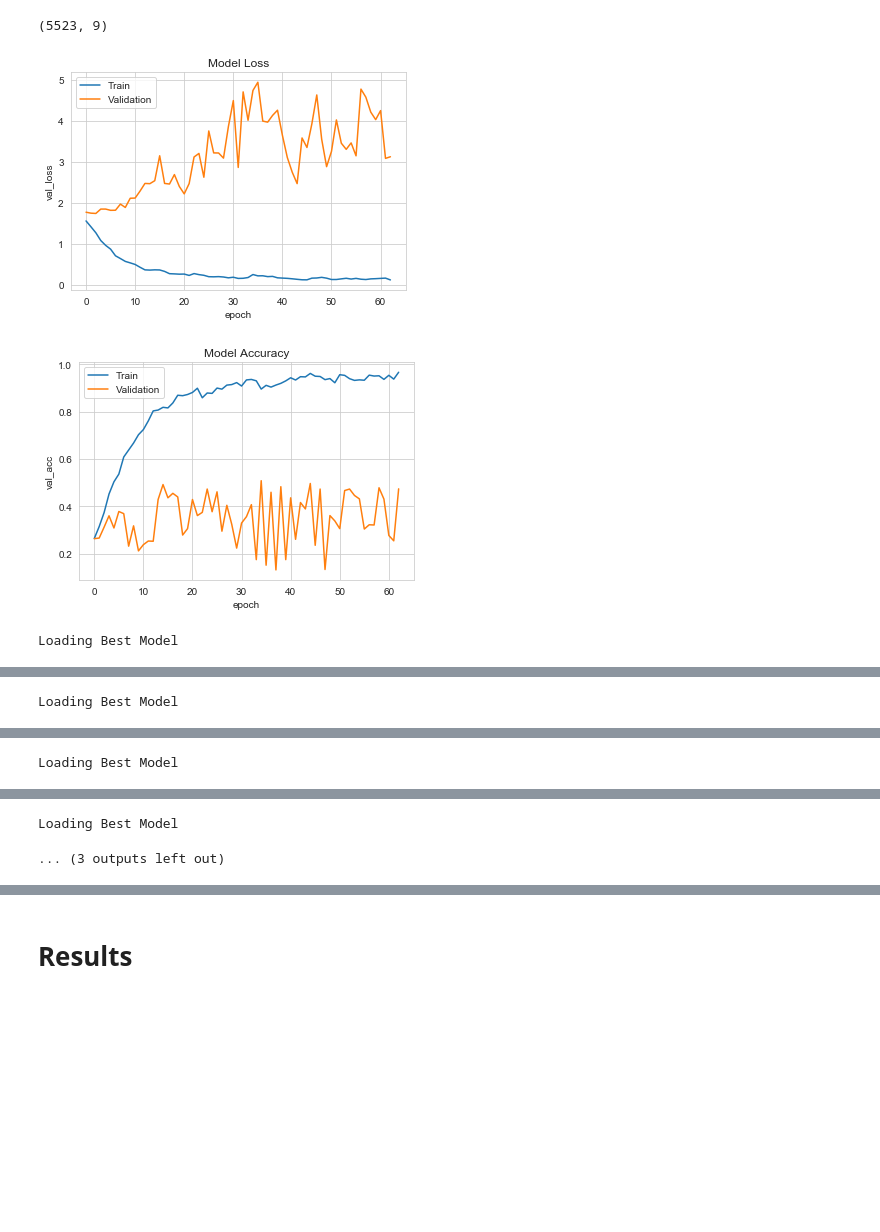
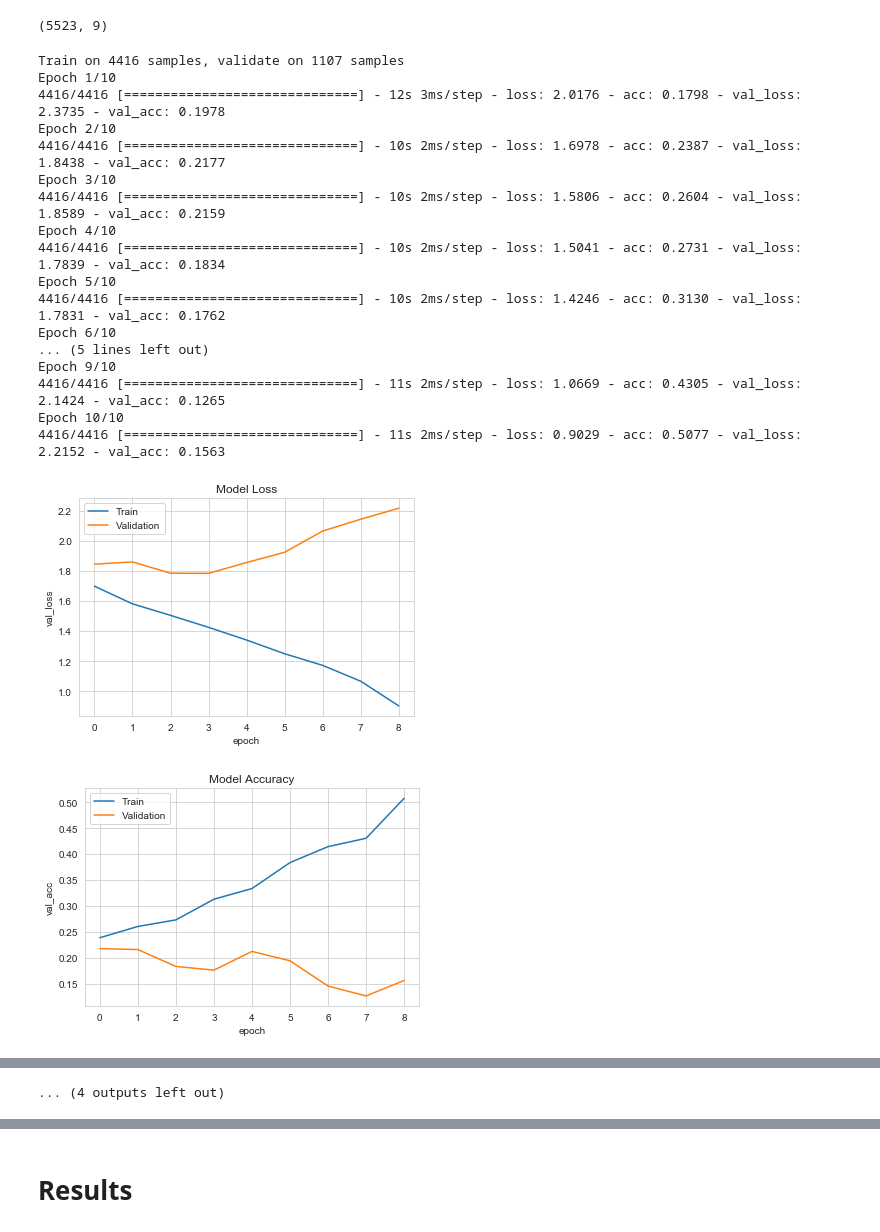
Before and after one commit to danielbank/PLAsTiCC, a Jupyter notebook: report/report.ipynb, the cells around one changed output, grey strips where cells are left out. Saved outputs shown, nothing was run; the diff lists cells and outputs as text; code cells hidden in the pictures; blank space fills up the shorter version.

```diff
--- a/report/report.ipynb
+++ b/report/report.ipynb
@@ -468,6 +468,7 @@ def build_model(X_train, classes):
                  padding='same',
                  kernel_initializer='glorot_uniform',
                  kernel_regularizer=regularizers.l2(l=0.0001))(input)
+    output = Dropout(0.1, noise_shape=None, seed=None)(output)
     output = BatchNormalization()(output)
     output = Activation('relu')(output)
     output = MaxPooling1D(pool_size=4, strides=None)(output)
@@ -477,6 +478,7 @@ def build_model(X_train, classes):
                  padding='same',
                  kernel_initializer='glorot_uniform',
                  kernel_regularizer=regularizers.l2(l=0.0001))(input)
+    output = Dropout(0.1, noise_shape=None, seed=None)(output)
     output = BatchNormalization()(output)
     output = Activation('relu')(output)
     output = MaxPooling1D(pool_size=4, strides=None)(output)
@@ -486,6 +488,7 @@ def build_model(X_train, classes):
                  padding='same',
                  kernel_initializer='glorot_uniform',
                  kernel_regularizer=regularizers.l2(l=0.0001))(input)
+    output = Dropout(0.1, noise_shape=None, seed=None)(output)
     output = BatchNormalization()(output)
     output = Activation('relu')(output)
     output = MaxPooling1D(pool_size=4, strides=None)(output)
@@ -495,6 +498,7 @@ def build_model(X_train, classes):
                  padding='same',
                  kernel_initializer='glorot_uniform',
                  kernel_regularizer=regularizers.l2(l=0.0001))(output)
+    output = Dropout(0.1, noise_shape=None, seed=None)(output)
     output = BatchNormalization()(output)
     output = Activation('relu')(output)
     output = MaxPooling1D(pool_size=4, strides=None)(output)
@@ -511,7 +515,7 @@ def mywloss(y_true,y_pred):
 # %%
 # Train the Extragalactic CNN Model
 
-epochs = 1000
+epochs = 500
 y_extragal_count = Counter(target_extragal_map)
 wtable = np.zeros((len(classes_extragal),))
 for i in range(len(classes_extragal)):
@@ -525,33 +529,49 @@ clfs_extragal = []
 oof_extragal_preds = np.zeros((len(X_extragal_train), len(classes_extragal)))
 
 model_extragal_file = "model_extragal.weights"
 
 for fold_, (trn_, val_) in enumerate(folds.split(y_extragal_map, y_extragal_map)):
     checkPoint = ModelCheckpoint(model_extragal_file, monitor='val_loss',mode = 'min', save_best_only=True, verbose=0)
 
     x_extragal_train, y_extragal_train = X_extragal_train[trn_], Y_extragal[trn_]
     x_extragal_valid, y_extragal_valid = X_extragal_train[val_], Y_extragal[val_]
 
     model_extragal = build_model(X_extragal_train, classes_extragal)
     optimizer = Adam(lr=0.001, beta_1=0.9, beta_2=0.999)
     stopping = EarlyStopping(monitor='val_loss', patience=60, verbose=0, mode='auto')
 
     model_extragal.compile(loss=mywloss, optimizer=optimizer, metrics=['accuracy'])
     history_extragal = model_extragal.fit(
         x_extragal_train, y_extragal_train,
         validation_data=[x_extragal_valid, y_extragal_valid],
         epochs=epochs,
         batch_size=batch_size,
         shuffle=False, verbose=0, callbacks=[checkPoint, stopping])
     plot_loss_acc(history_extragal)
     model_extragal.load_weights(model_extragal_file)
     # Get predicted probabilities for each class
     oof_extragal_preds[val_, :] = model_extragal.predict(x_extragal_valid, batch_size=batch_size)
     clfs_extragal.append(model_extragal)
 
 elapsed_time = time.time() - start
 print("elapsed_time:", elapsed_time)
 # %% [output]
+Train on 4416 samples, validate on 1107 samples
+Epoch 1/10
+4416/4416 [==============================] - 12s 3ms/step - loss: 2.0176 - acc: 0.1798 - val_loss: 2.3735 - val_acc: 0.1978
+Epoch 2/10
+4416/4416 [==============================] - 10s 2ms/step - loss: 1.6978 - acc: 0.2387 - val_loss: 1.8438 - val_acc: 0.2177
+Epoch 3/10
+4416/4416 [==============================] - 10s 2ms/step - loss: 1.5806 - acc: 0.2604 - val_loss: 1.8589 - val_acc: 0.2159
+Epoch 4/10
+4416/4416 [==============================] - 10s 2ms/step - loss: 1.5041 - acc: 0.2731 - val_loss: 1.7839 - val_acc: 0.1834
+Epoch 5/10
+4416/4416 [==============================] - 10s 2ms/step - loss: 1.4246 - acc: 0.3130 - val_loss: 1.7831 - val_acc: 0.1762
+Epoch 6/10
+... (5 lines left out)
+Epoch 9/10
+4416/4416 [==============================] - 11s 2ms/step - loss: 1.0669 - acc: 0.4305 - val_loss: 2.1424 - val_acc: 0.1265
+Epoch 10/10
+4416/4416 [==============================] - 11s 2ms/step - loss: 0.9029 - acc: 0.5077 - val_loss: 2.2152 - val_acc: 0.1563
-[figure, old version]
+[figure, new version]
-[figure, old version]
+[figure, new version]
-Loading Best Model
@@ -560 +596,0 @@ Loading Best Model
-Loading Best Model
@@ -563 +615,0 @@ Loading Best Model
-Loading Best Model
@@ -566,5 +635,4 @@ Loading Best Model
-Loading Best Model
-... (3 outputs left out)
+... (4 outputs left out)
 # %%
 # Train the Intragalactic CNN Model
 
```
Also changed, not shown: parts of 3 cells of this notebook.
